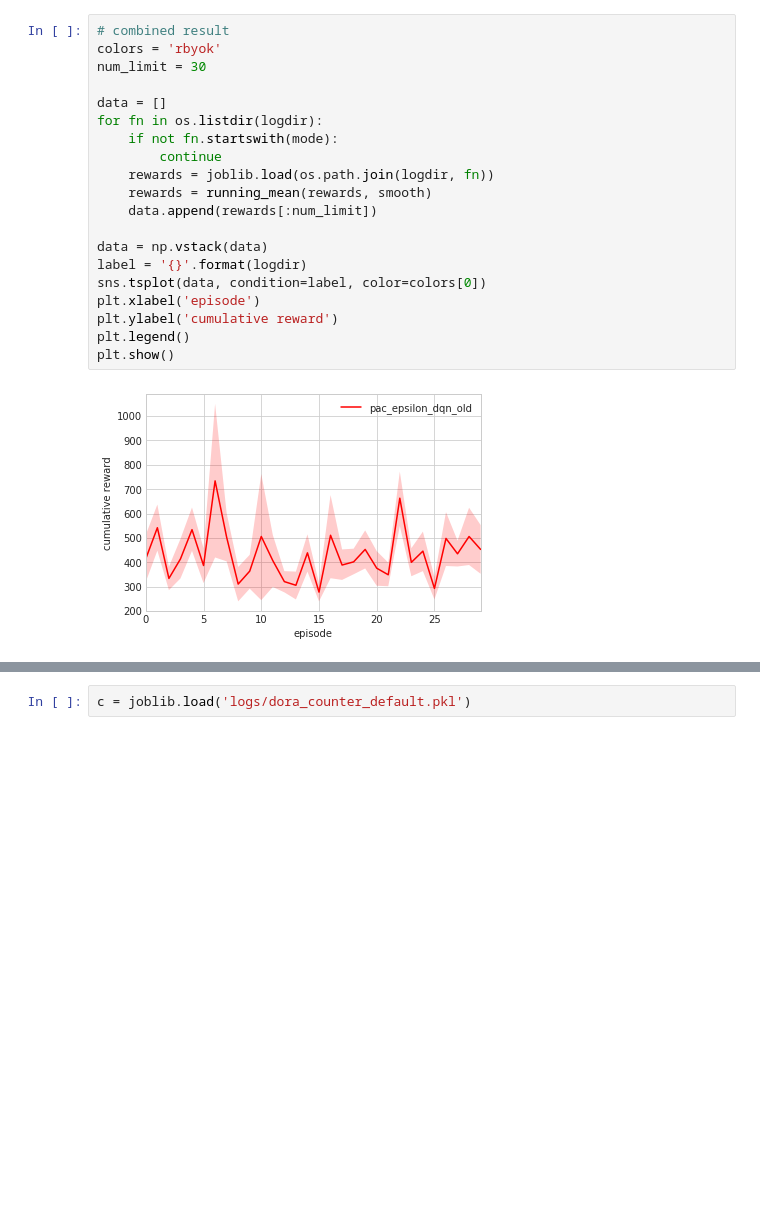
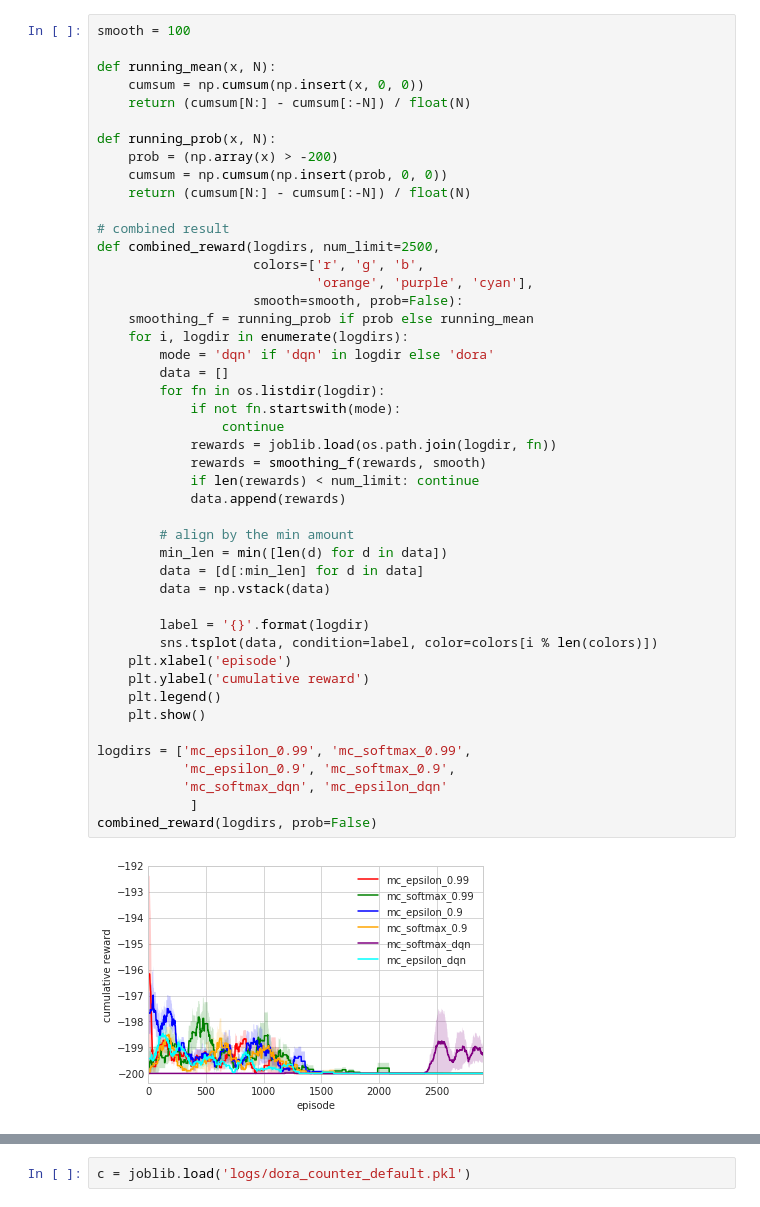
Before and after one commit to nathanwang000/deep_exploration_with_E_network, a Jupyter notebook: plot.ipynb, the cells around one changed output, grey strips where cells are left out. Cells and saved outputs as stored; diff of their text form; blank space fills up the shorter version.

```diff
--- a/plot.ipynb
+++ b/plot.ipynb
@@ -39,22 +8,48 @@ for fn in os.listdir(logdir):
 # %%
+smooth = 100
+
+def running_mean(x, N):
+    cumsum = np.cumsum(np.insert(x, 0, 0))
+    return (cumsum[N:] - cumsum[:-N]) / float(N)
+
+def running_prob(x, N):
+    prob = (np.array(x) > -200)
+    cumsum = np.cumsum(np.insert(prob, 0, 0))
+    return (cumsum[N:] - cumsum[:-N]) / float(N)
+
 # combined result
-colors = 'rbyok'
-num_limit = 30
+def combined_reward(logdirs, num_limit=2500,
+                    colors=['r', 'g', 'b',
+                            'orange', 'purple', 'cyan'],
+                    smooth=smooth, prob=False):
+    smoothing_f = running_prob if prob else running_mean
+    for i, logdir in enumerate(logdirs):
+        mode = 'dqn' if 'dqn' in logdir else 'dora'
+        data = []
+        for fn in os.listdir(logdir):
+            if not fn.startswith(mode):
+                continue
+            rewards = joblib.load(os.path.join(logdir, fn))
+            rewards = smoothing_f(rewards, smooth)
+            if len(rewards) < num_limit: continue
+            data.append(rewards)
 
-data = []
-for fn in os.listdir(logdir):
-    if not fn.startswith(mode):
-        continue
-    rewards = joblib.load(os.path.join(logdir, fn))
-    rewards = running_mean(rewards, smooth)
-    data.append(rewards[:num_limit])
+        # align by the min amount
+        min_len = min([len(d) for d in data])
+        data = [d[:min_len] for d in data]
+        data = np.vstack(data)
 
-data = np.vstack(data)
-label = '{}'.format(logdir)
-sns.tsplot(data, condition=label, color=colors[0])
-plt.xlabel('episode')
-plt.ylabel('cumulative reward')
-plt.legend()
-plt.show()
+        label = '{}'.format(logdir)
+        sns.tsplot(data, condition=label, color=colors[i % len(colors)])
+    plt.xlabel('episode')
+    plt.ylabel('cumulative reward')
+    plt.legend()
+    plt.show()
+
+logdirs = ['mc_epsilon_0.99', 'mc_softmax_0.99',
+           'mc_epsilon_0.9', 'mc_softmax_0.9',
+           'mc_softmax_dqn', 'mc_epsilon_dqn'
+            ]
+combined_reward(logdirs, prob=False)
 # %% [output]
-[figure, old version]
+[figure, new version]
```
Also changed, not shown: parts of 6 cells of this notebook, 1 other file.
